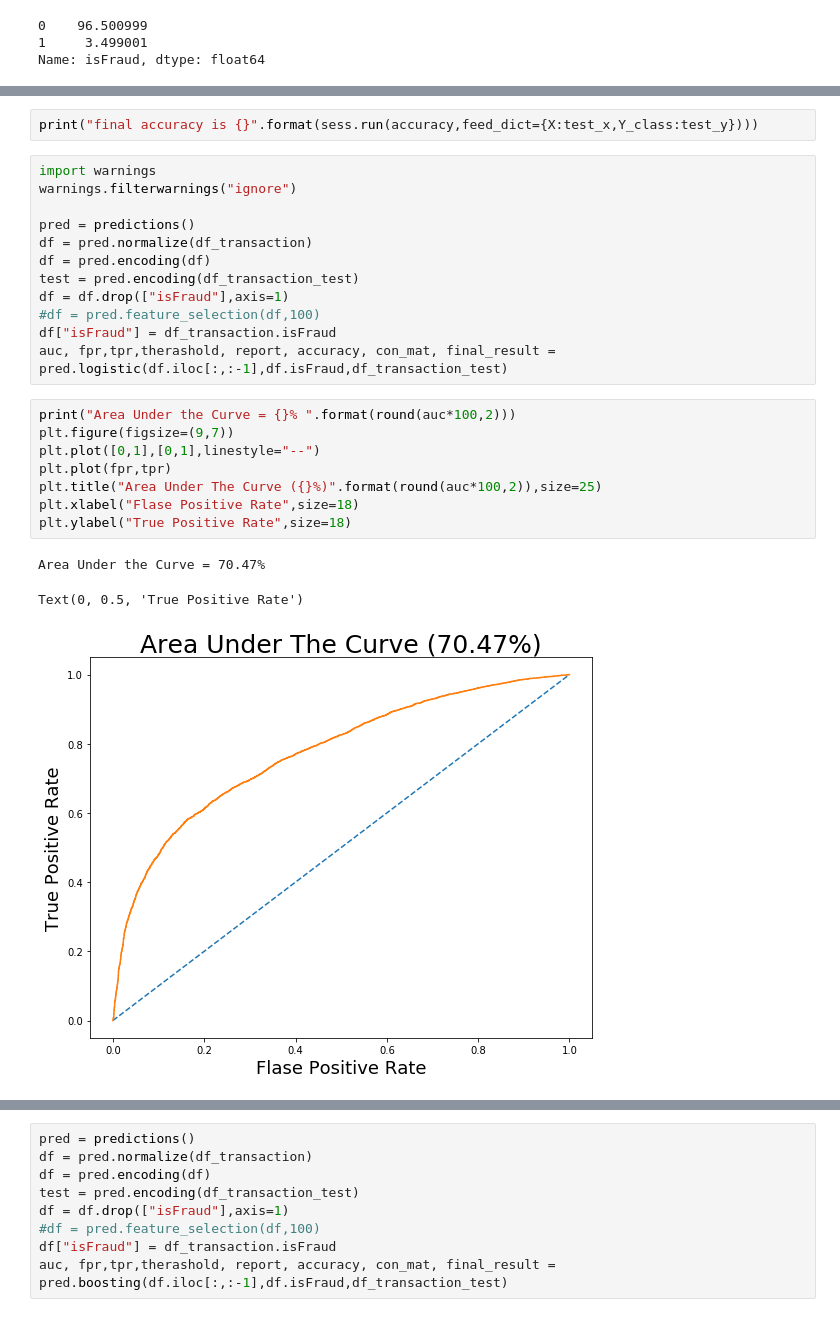
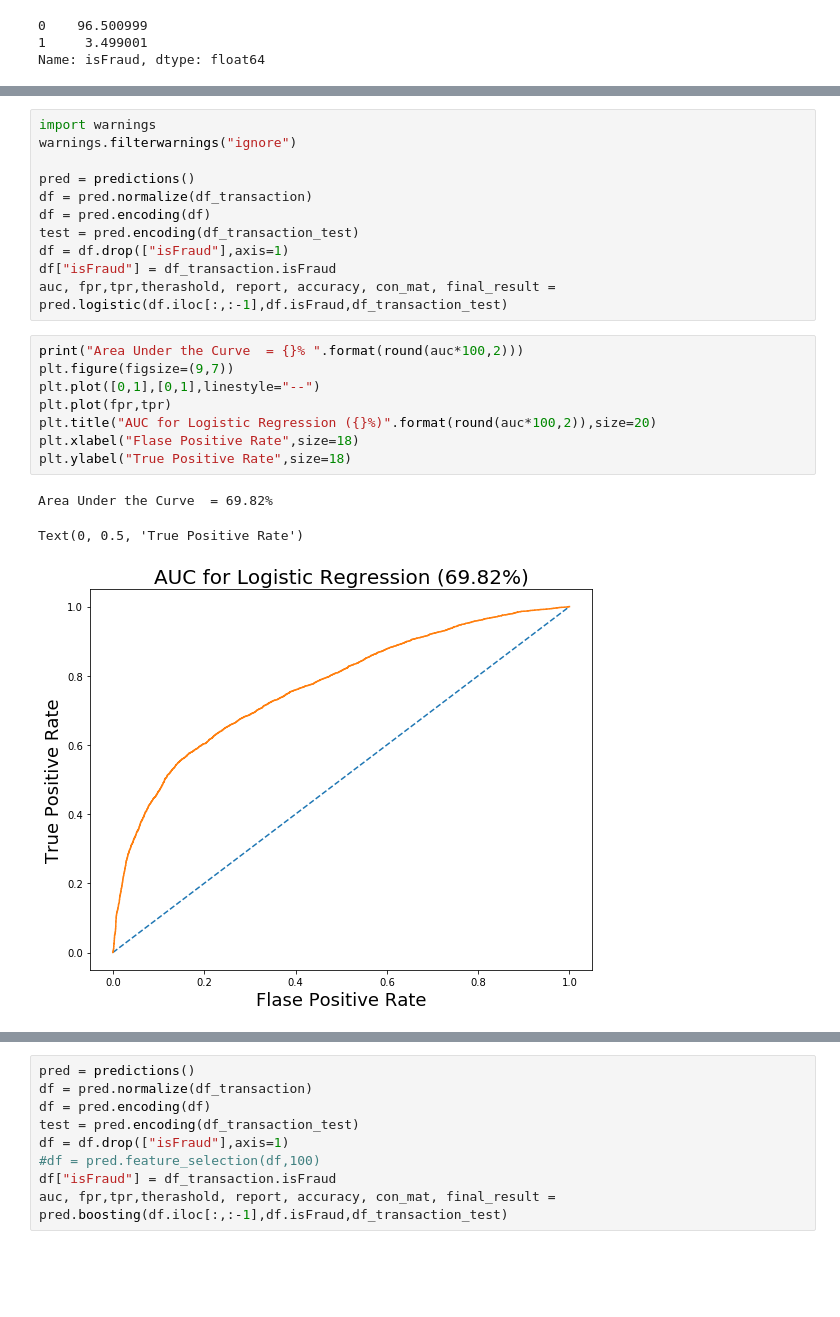
Before and after one commit to zigzagktz/Fraud-Detection-From-Customer-Transaction, a Jupyter notebook: anomaly detection.ipynb, the cells around one changed output, grey strips where cells are left out. Drawn from its saved outputs; the diff is of its cells as text; blank space fills up the shorter version.

```diff
--- a/anomaly detection.ipynb
+++ b/anomaly detection.ipynb
@@ -152,8 +151,6 @@ class predictions(object):
         final_result = model.predict_proba(df_test)
 
         return auc, fpr,tpr,therashold, report, acc, con_mat, final_result
-# %%
-print("final accuracy is {}".format(sess.run(accuracy,feed_dict={X:test_x,Y_class:test_y})))
 # %%
 import warnings
 warnings.filterwarnings("ignore")
@@ -163,19 +160,18 @@ df = pred.normalize(df_transaction)
 df = pred.encoding(df)
 test = pred.encoding(df_transaction_test)
 df = df.drop(["isFraud"],axis=1)
-#df = pred.feature_selection(df,100)
 df["isFraud"] = df_transaction.isFraud
 auc, fpr,tpr,therashold, report, accuracy, con_mat, final_result = pred.logistic(df.iloc[:,:-1],df.isFraud,df_transaction_test)
 # %%
-print("Area Under the Curve = {}% ".format(round(auc*100,2)))
+print("Area Under the Curve  = {}% ".format(round(auc*100,2)))
 plt.figure(figsize=(9,7))
 plt.plot([0,1],[0,1],linestyle="--")
 plt.plot(fpr,tpr)
-plt.title("Area Under The Curve ({}%)".format(round(auc*100,2)),size=25)
+plt.title("AUC for Logistic Regression ({}%)".format(round(auc*100,2)),size=20)
 plt.xlabel("Flase Positive Rate",size=18)
 plt.ylabel("True Positive Rate",size=18)
 # %% [output]
-Area Under the Curve = 70.47%
+Area Under the Curve  = 69.82%
 Text(0, 0.5, 'True Positive Rate')
-[figure, old version]
+[figure, new version]
 # %%
```
Also changed, not shown: parts of 13 cells of this notebook.
